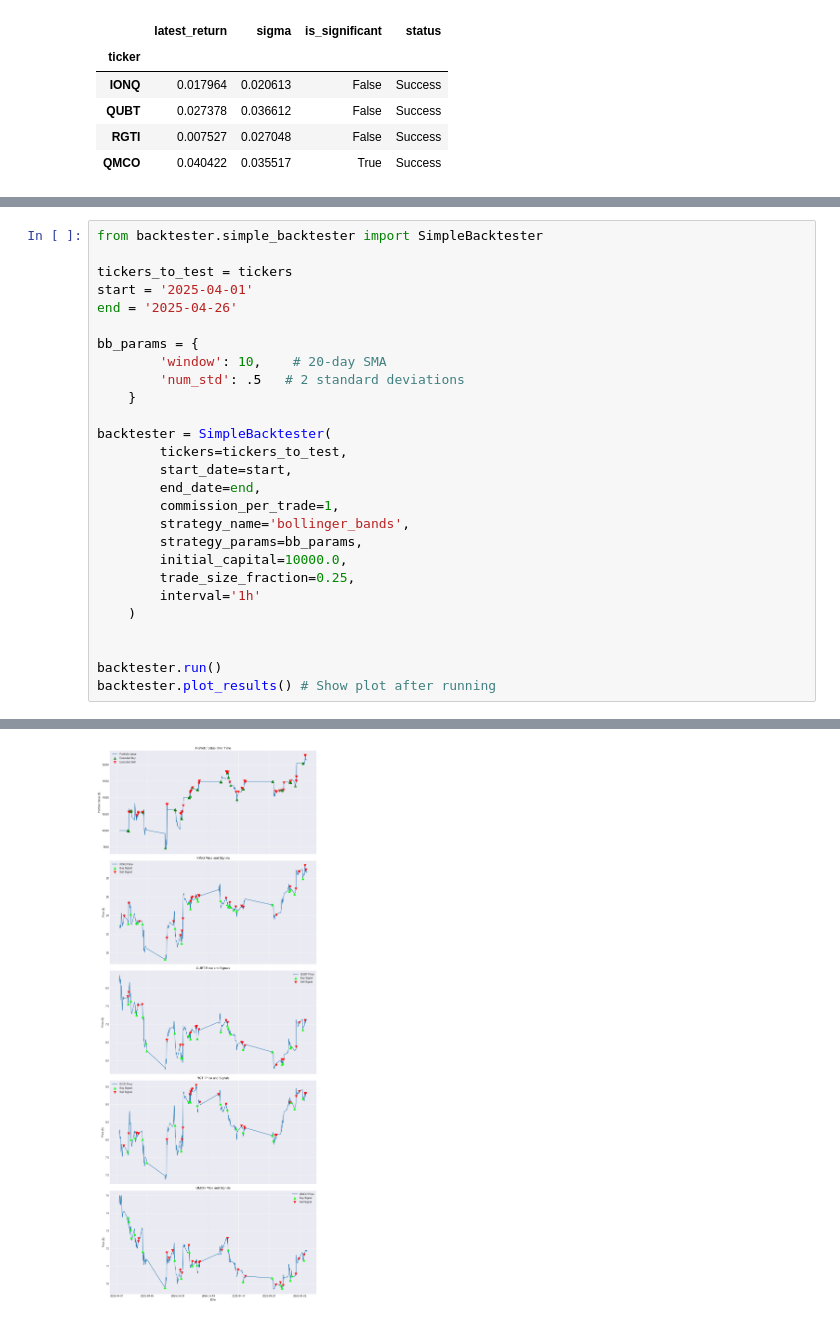
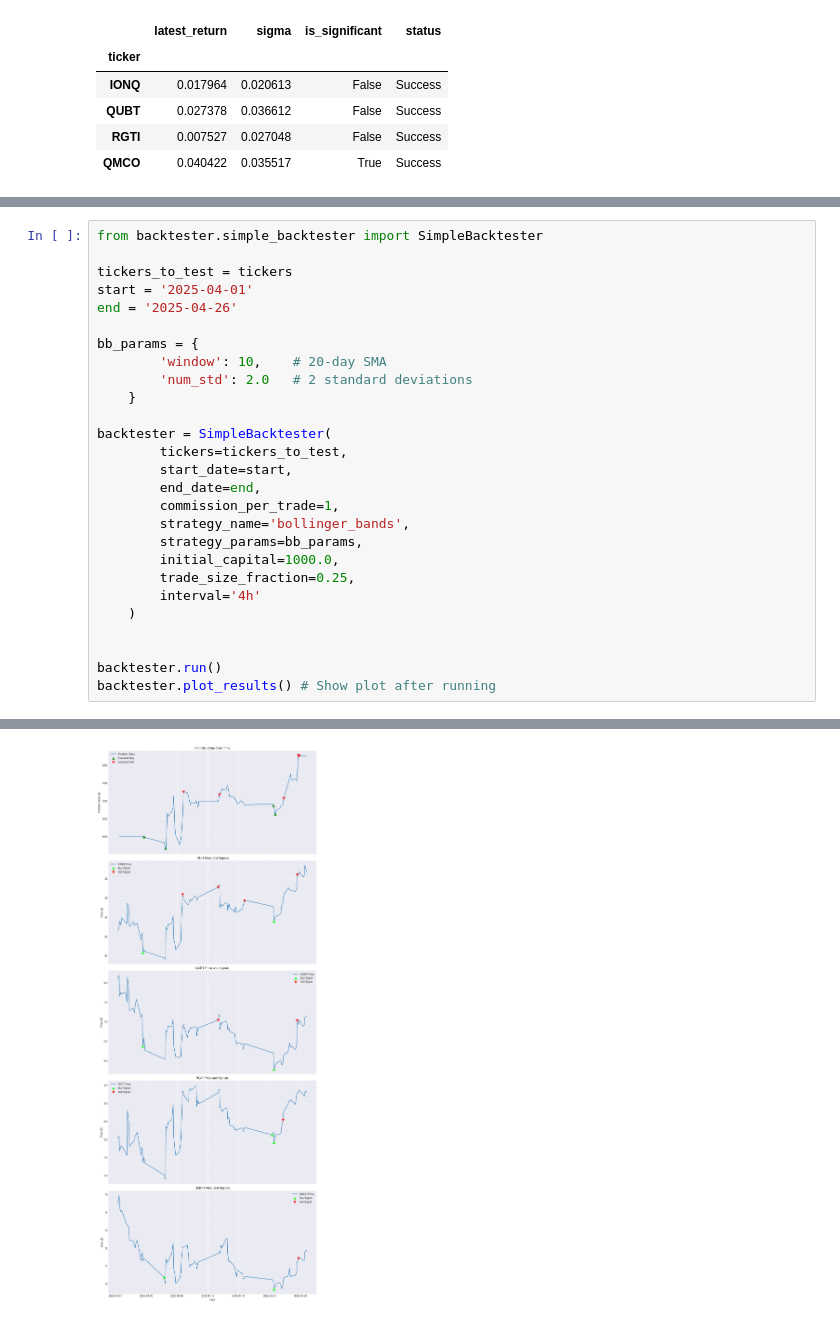
Before and after one commit to andrewBatutin/ib-ai-bot, a Jupyter notebook: notebooks/q_stock_sigma.ipynb, the cells around one changed output, grey strips where cells are left out. Saved outputs shown, nothing was run; the diff lists cells and outputs as text.

```diff
--- a/notebooks/q_stock_sigma.ipynb
+++ b/notebooks/q_stock_sigma.ipynb
@@ -207,7 +208,7 @@ end = '2025-04-26'
 
 bb_params = {
         'window': 10,    # 20-day SMA
-        'num_std': .5   # 2 standard deviations
+        'num_std': 2.0   # 2 standard deviations
     }
 
 backtester = SimpleBacktester(
@@ -217,9 +218,9 @@ backtester = SimpleBacktester(
         commission_per_trade=1,
         strategy_name='bollinger_bands',
         strategy_params=bb_params,
-        initial_capital=10000.0,
+        initial_capital=1000.0,
         trade_size_fraction=0.25,
-        interval='1h'
+        interval='4h'
     )
 
 
@@ -263,4 +247,4 @@ See the caveats in the documentation: https://pandas.pydata.org/pandas-docs/stab
-[figure, old version]
+[figure, new version]
 # %%
 from backtester.trade_opt import GridSearchOptimizer
 from backtester.simple_backtester import SimpleBacktester
```
Also changed, not shown: parts of 6 cells of this notebook, 2 other files.
